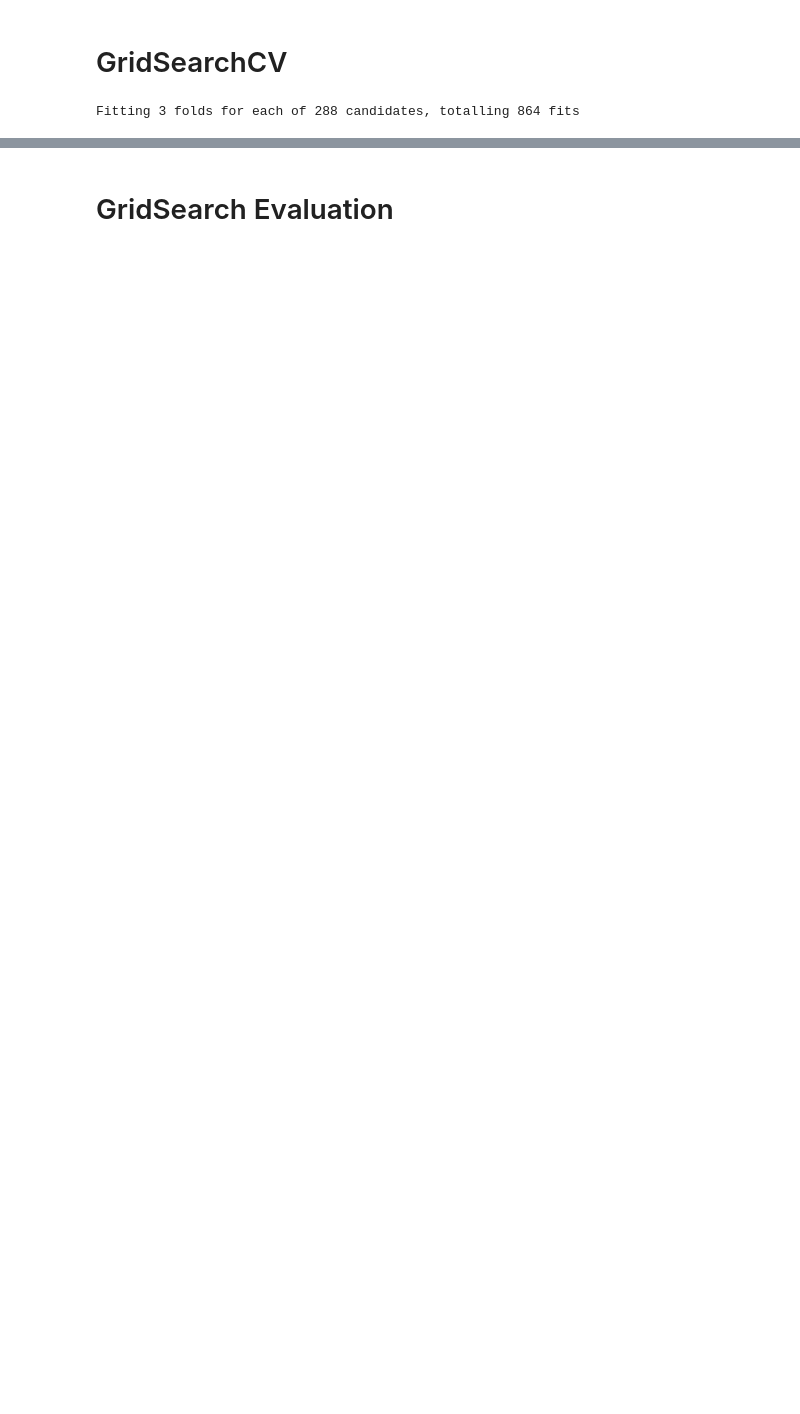
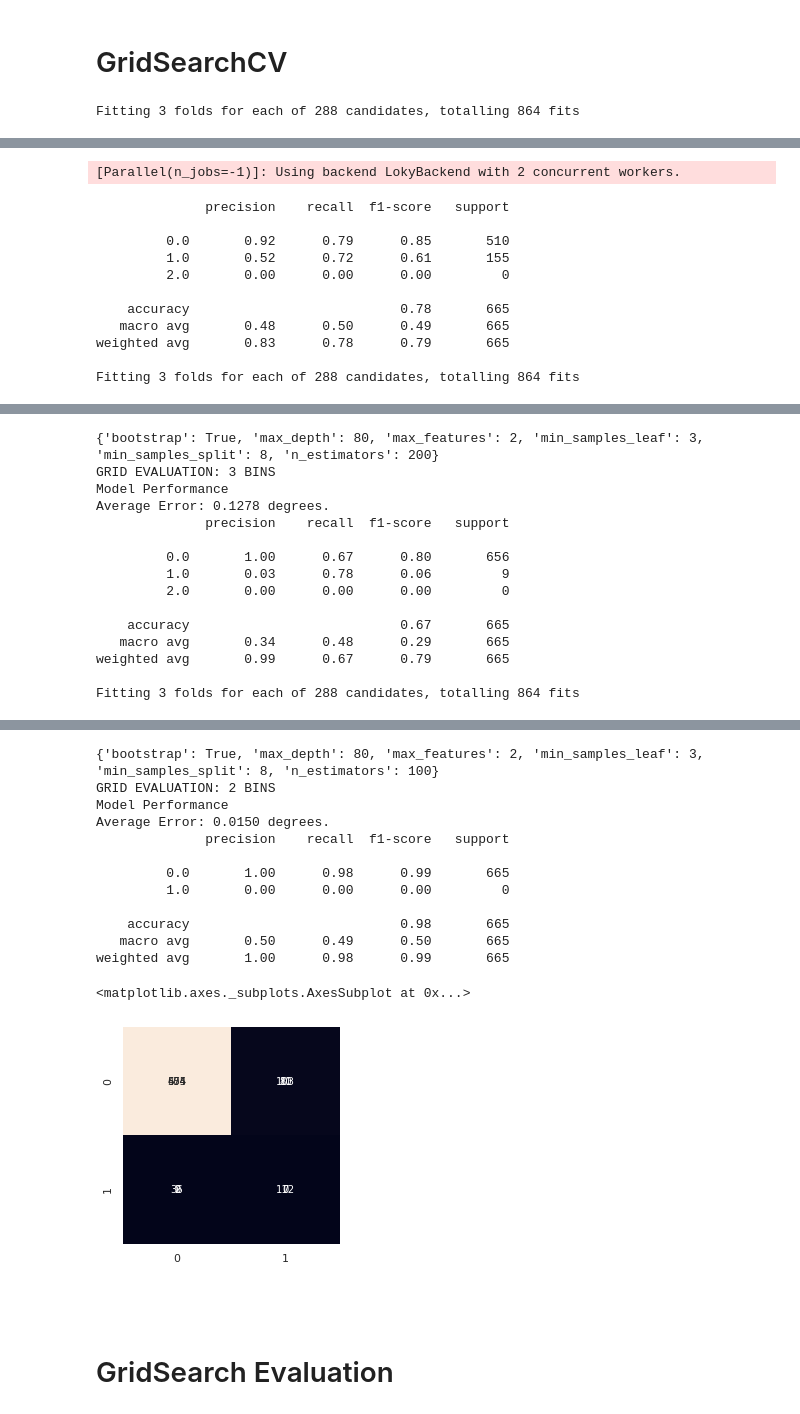
Before and after one commit to farouk877/CardiovascularComplicationPrediction, a Jupyter notebook: random_forest/Random_Forests.ipynb, the cells around one changed output, grey strips where cells are left out. Saved outputs shown, nothing was run; the diff lists cells and outputs as text; code cells hidden in the pictures; blank space fills up the shorter version.

```diff
--- a/random_forest/Random_Forests.ipynb
+++ b/random_forest/Random_Forests.ipynb
@@ -285,9 +411,41 @@ rf = RandomForestClassifier()
 grid_search = GridSearchCV(estimator = rf, param_grid = param_grid,
                           cv = 3, n_jobs = -1, verbose = 2)
 
-grid_search.fit(Xtrain, ytrain)
+grid_search.fit(Xtrain4, ytrain4)
 print(grid_search.best_params_)
 best_grid = grid_search.best_estimator_
+print("GRID EVALUATION: 4 BINS")
+grid_accuracy = evaluate(best_grid, Xtest4, ytest4)
+ypred = best_grid.predict(Xtest4)
+print(metrics.classification_report(ypred, ytest4))
+mat = confusion_matrix(ytest4, ypred)
+sns.heatmap(mat.T, square=True, annot=True, fmt='d', cbar=False)
+
+grid_search = GridSearchCV(estimator = rf, param_grid = param_grid,
+                          cv = 3, n_jobs = -1, verbose = 2)
+
+grid_search.fit(Xtrain3, ytrain3)
+print(grid_search.best_params_)
+best_grid = grid_search.best_estimator_
+print("GRID EVALUATION: 3 BINS")
+grid_accuracy = evaluate(best_grid, Xtest3, ytest3)
+ypred = best_grid.predict(Xtest3)
+print(metrics.classification_report(ypred, ytest4))
+mat = confusion_matrix(ytest3, ypred)
+sns.heatmap(mat.T, square=True, annot=True, fmt='d', cbar=False)
+
+grid_search = GridSearchCV(estimator = rf, param_grid = param_grid,
+                          cv = 3, n_jobs = -1, verbose = 2)
+
+grid_search.fit(Xtrain2, ytrain2)
+print(grid_search.best_params_)
+best_grid = grid_search.best_estimator_
+print("GRID EVALUATION: 2 BINS")
+grid_accuracy = evaluate(best_grid, Xtest2, ytest2)
+ypred = best_grid.predict(Xtest2)
+print(metrics.classification_report(ypred, ytest2))
+mat = confusion_matrix(ytest2, ypred)
+sns.heatmap(mat.T, square=True, annot=True, fmt='d', cbar=False)
 # %% [output]
 Fitting 3 folds for each of 288 candidates, totalling 864 fits
 [Parallel(n_jobs=-1)]: Using backend LokyBackend with 2 concurrent workers.
@@ -299,0 +461,12 @@ Fitting 3 folds for each of 288 candidates, totalling 864 fits
+[Parallel(n_jobs=-1)]: Using backend LokyBackend with 2 concurrent workers.
+              precision    recall  f1-score   support
+
+         0.0       0.92      0.79      0.85       510
+         1.0       0.52      0.72      0.61       155
+         2.0       0.00      0.00      0.00         0
+
+    accuracy                           0.78       665
+   macro avg       0.48      0.50      0.49       665
+weighted avg       0.83      0.78      0.79       665
+
+Fitting 3 folds for each of 288 candidates, totalling 864 fits
@@ -299,0 +478,15 @@ Fitting 3 folds for each of 288 candidates, totalling 864 fits
+{'bootstrap': True, 'max_depth': 80, 'max_features': 2, 'min_samples_leaf': 3, 'min_samples_split': 8, 'n_estimators': 200}
+GRID EVALUATION: 3 BINS
+Model Performance
+Average Error: 0.1278 degrees.
+              precision    recall  f1-score   support
+
+         0.0       1.00      0.67      0.80       656
+         1.0       0.03      0.78      0.06         9
+         2.0       0.00      0.00      0.00         0
+
+    accuracy                           0.67       665
+   macro avg       0.34      0.48      0.29       665
+weighted avg       0.99      0.67      0.79       665
+
+Fitting 3 folds for each of 288 candidates, totalling 864 fits
@@ -300,3 +499,17 @@ Fitting 3 folds for each of 288 candidates, totalling 864 fits
+{'bootstrap': True, 'max_depth': 80, 'max_features': 2, 'min_samples_leaf': 3, 'min_samples_split': 8, 'n_estimators': 100}
+GRID EVALUATION: 2 BINS
+Model Performance
+Average Error: 0.0150 degrees.
+              precision    recall  f1-score   support
+
+         0.0       1.00      0.98      0.99       665
+         1.0       0.00      0.00      0.00         0
+
+    accuracy                           0.98       665
+   macro avg       0.50      0.49      0.50       665
+weighted avg       1.00      0.98      0.99       665
+<matplotlib.axes._subplots.AxesSubplot at 0x...>
+[figure, added]
 # %% [markdown]
 # GridSearch Evaluation
 # %%
```
Also changed, not shown: parts of 12 cells of this notebook.
